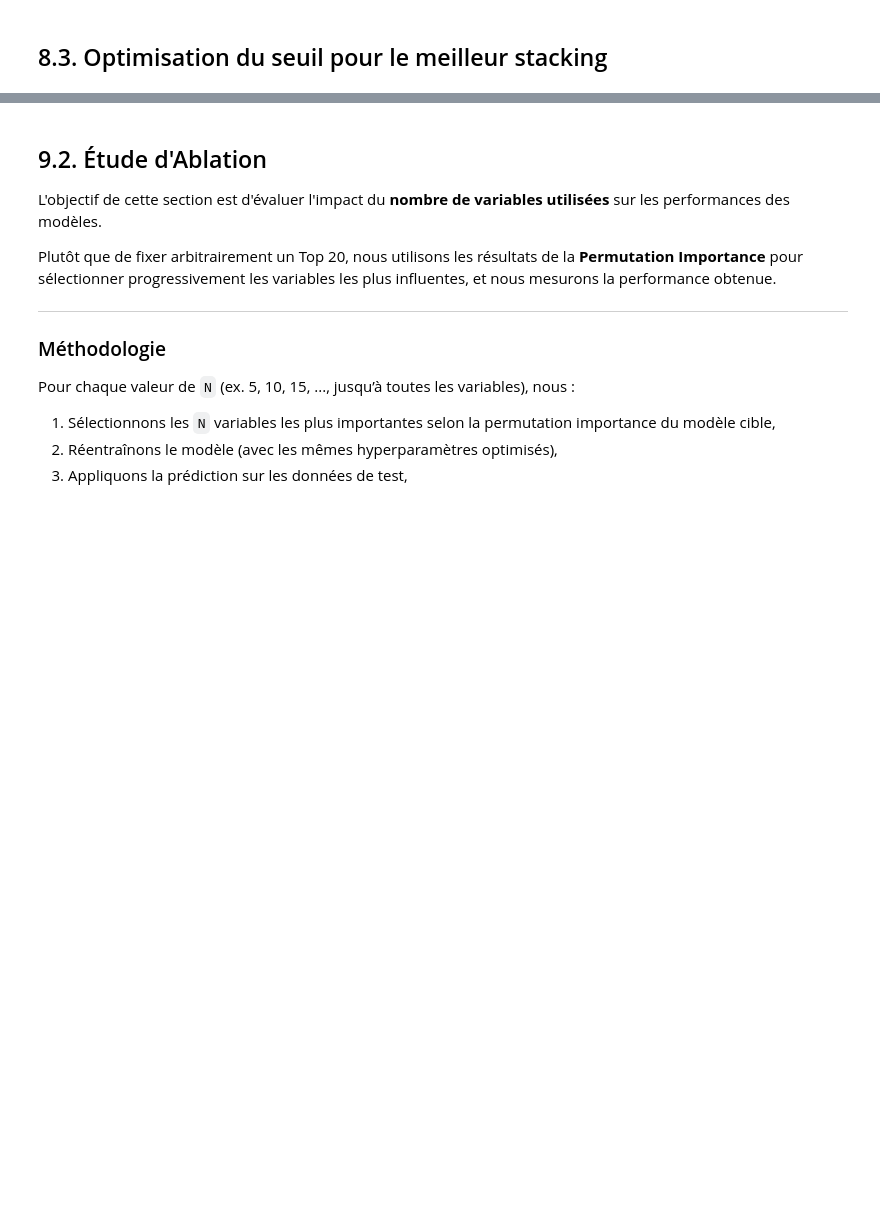
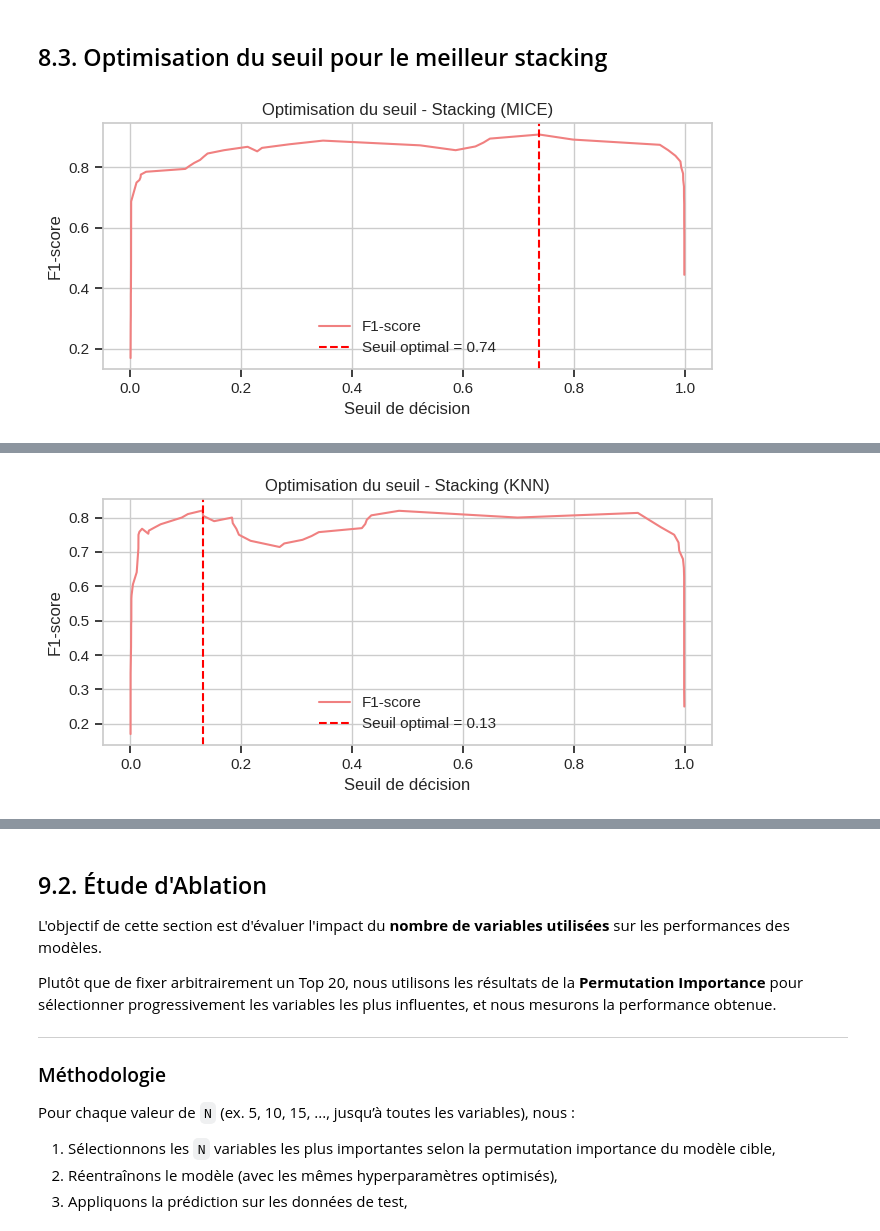
Before and after one commit to Abdoullatuf/projet_sta211_version_modulaire, a Jupyter notebook: notebooks/02_Modelisation_Optimisation_updated.ipynb, the cells around one changed output, grey strips where cells are left out. Cells and saved outputs as stored; diff of their text form; code cells hidden in the pictures; blank space fills up the shorter version.

```diff
--- a/notebooks/02_Modelisation_Optimisation_updated.ipynb
+++ b/notebooks/02_Modelisation_Optimisation_updated.ipynb
@@ -1254,45 +1200,45 @@ Après optimisation des hyperparamètres uniquement, le meilleur stacking obtien
 ## 8.3. Optimisation du seuil pour le meilleur stacking
 # %%
 ## 8.3 Optimisation du seuil pour le meilleur stacking
-from sklearn.metrics import precision_recall_curve, classification_report, f1_score
-import numpy as np
-import matplotlib.pyplot as plt
 
-def optimize_threshold(model, X_test, y_test, model_name="Stacking"):
-    """
-    Optimise le seuil de décision pour maximiser le F1-score.
-    Retourne : seuil optimal, F1-score optimal, prédictions optimisées.
-    """
-    y_proba = model.predict_proba(X_test)[:, 1]
-    precisions, recalls, thresholds = precision_recall_curve(y_test, y_proba)
-    # On évite toute division par zéro
-    with np.errstate(divide='ignore', invalid='ignore'):
-        f1_scores = 2 * (precisions * recalls) / (precisions + recalls + 1e-8)
+from modeling import (
+    optimize_threshold,
+    load_optimal_threshold
+)
 
-    best_idx = np.argmax(f1_scores[:-1])  # On ignore le dernier seuil
-    best_threshold = thresholds[best_idx]
-    best_f1 = f1_scores[best_idx]
 
-    # Affichage du F1 en fonction du seuil
-    plt.figure(figsize=(7, 3.5))
-    plt.plot(thresholds, f1_scores[:-1], label="F1-score")
-    plt.axvline(best_threshold, color='red', linestyle='--', label=f"Seuil optimal = {best_threshold:.2f}")
-    plt.title(f"Optimisation du seuil - {model_name}")
-    plt.xlabel("Seuil de décision")
-    plt.ylabel("F1-score")
-    plt.grid(True)
-    plt.legend()
-    plt.tight_layout()
-    plt.show()
 
-    y_pred_opt = (y_proba >= best_threshold).astype(int)
+#import joblib
 
-    print(f"\n🔍 {model_name} - Seuil optimal : {best_threshold:.4f}")
-    print(f"🏁 F1-score optimal : {best_f1:.4f}")
-    print("\n📋 Rapport de classification :")
-    print(classification_report(y_test, y_pred_opt))
-
-    return best_threshold, best_f1, y_pred_opt
+# Chargement du modèle
+model_mice_path = paths["MODELS_DIR"] / "model_final_mice_stacking_best_model.joblib"
+model_knn_path = paths["MODELS_DIR"] / "model_final_knn_stacking_best_model.joblib"
+best_model_mice = joblib.load(model_mice_path )
+best_model_knn = joblib.load(model_knn_path)
 
 # Utilisation
-# best_threshold, best_f1, y_pred_stack_opt = optimize_threshold(best_overall_model, X_test_knn_preprocessed, y_test_knn, model_name="Stacking (best)")
+#y_proba = model_final_mice.predict_proba(X_test_mice_preprocessed)[:, 1]
+
+# Pour le modèle MICE
+optimal_threshold_mice, optimal_f1_mice, y_pred_optimal_mice = optimize_threshold(
+    model = best_model_mice,
+    X_test = X_test_mice_preprocessed,
+    y_test = y_test_mice,
+    model_name = "Stacking",
+    dataset_name = "MICE",
+    figures_dir=FIGURES_MODELING_DIR
+)
+
+
+
+# Pour le modèle KNN
+optimal_threshold_knn, optimal_f1_knn, y_pred_optimal_knn = optimize_threshold(
+    model = best_model_knn,
+    X_test = X_test_knn_preprocessed,
+    y_test = y_test_knn,
+    model_name = "Stacking",
+    dataset_name = "KNN",
+    figures_dir=FIGURES_MODELING_DIR
+)
+# %% [output]
+[figure, added]
@@ -1298,0 +1258 @@ def optimize_threshold(model, X_test, y_test, model_name="Stacking"):
+[figure, added]
```
Also changed, not shown: parts of 27 cells of this notebook, 14 other files.
